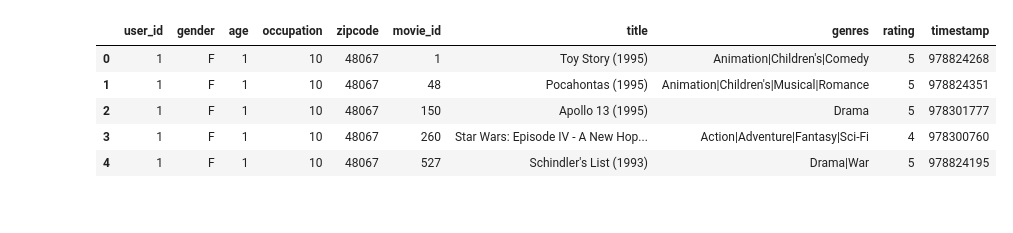
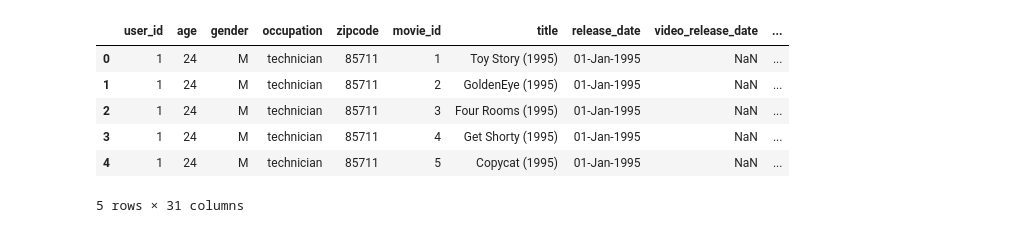
Before and after one commit to adhamgad/Machine-Learning-Nanodegree, a Jupyter notebook: P5-Recommender System/P5-Recommender systems .ipynb, the cells around one changed output. Drawn from its saved outputs; the diff is of its cells as text; code cells hidden in the pictures.

```diff
--- a/P5-Recommender System/P5-Recommender systems .ipynb
+++ b/P5-Recommender System/P5-Recommender systems .ipynb
@@ -5,25 +5,30 @@ from collections import defaultdict
 import matplotlib.pyplot as plt
 %matplotlib inline
 # %%
-u_cols = ['user_id','gender','age','occupation','zipcode']
-users = pd.read_csv("movieLens/users.dat",sep = "::", names = u_cols,encoding='latin-1')
+u_cols = ['user_id','age','gender','occupation','zipcode']
+users = pd.read_csv("movieLens/u.user",sep = "|", names = u_cols,encoding='latin-1')
 
 r_cols = ["user_id","movie_id","rating","timestamp"]
-ratings = pd.read_csv("movieLens/ratings.dat",sep = "::" , names = r_cols , encoding="latin-1")
+ratings = pd.read_csv("movieLens/u.data",sep = "\t" , names = r_cols , encoding="latin-1")
 
-m_cols = ["movie_id","title","genres"]
-movies = pd.read_csv("movieLens/movies.dat",sep = "::",names = m_cols,encoding="latin-1")
+m_cols = ["movie_id","title","release_date","video_release_date","IMDb URL","unknown", "Action" , "Adventure" , "Animation" ,
+              "Children", "Comedy" , "Crime" , "Documentary" , "Drama" , "Fantasy" ,
+              "Film-Noir" , "Horror" , "Musical", "Mystery" , "Romance" , "Sci-Fi" ,
+              "Thriller" , "War" , "Western" ]
+
+movies = pd.read_csv("movieLens/u.item",sep = "|",names = m_cols,encoding="latin-1")
 
 movie_ratings = pd.merge(movies,ratings)
 data = pd.merge(users,movie_ratings)
 data.head()
 # %% [output]
-|  | user_id | gender | age | occupation | zipcode | movie_id | title | genres | rating | timestamp |
-| 0 | 1 | F | 1 | 10 | 48067 | 1 | Toy Story (1995) | Animation|Children's|Comedy | 5 | 978824268 |
-| 1 | 1 | F | 1 | 10 | 48067 | 48 | Pocahontas (1995) | Animation|Children's|Musical|Romance | 5 | 978824351 |
-| 2 | 1 | F | 1 | 10 | 48067 | 150 | Apollo 13 (1995) | Drama | 5 | 978301777 |
-| 3 | 1 | F | 1 | 10 | 48067 | 260 | Star Wars: Episode IV - A New Hop... | Action|Adventure|Fantasy|Sci-Fi | 4 | 978300760 |
-| 4 | 1 | F | 1 | 10 | 48067 | 527 | Schindler's List (1993) | Drama|War | 5 | 978824195 |
+|  | user_id | age | gender | occupation | zipcode | movie_id | title | release_date | video_release_date | ... |
+| 0 | 1 | 24 | M | technician | 85711 | 1 | Toy Story (1995) | 01-Jan-1995 | NaN | ... |
+| 1 | 1 | 24 | M | technician | 85711 | 2 | GoldenEye (1995) | 01-Jan-1995 | NaN | ... |
+| 2 | 1 | 24 | M | technician | 85711 | 3 | Four Rooms (1995) | 01-Jan-1995 | NaN | ... |
+| 3 | 1 | 24 | M | technician | 85711 | 4 | Get Shorty (1995) | 01-Jan-1995 | NaN | ... |
+| 4 | 1 | 24 | M | technician | 85711 | 5 | Copycat (1995) | 01-Jan-1995 | NaN | ... |
+5 rows × 31 columns
 # %%
 n_users = data.user_id.nunique()
 n_features = len(data.columns) -1
```
Also changed, not shown: parts of 11 cells of this notebook, 26 other files.
